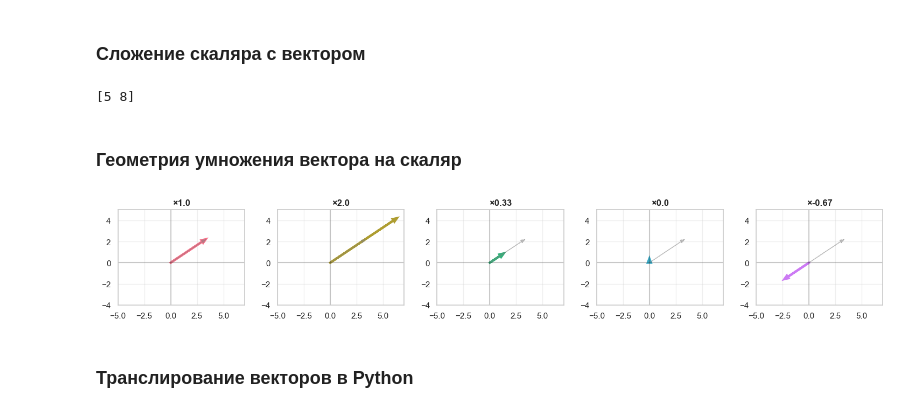
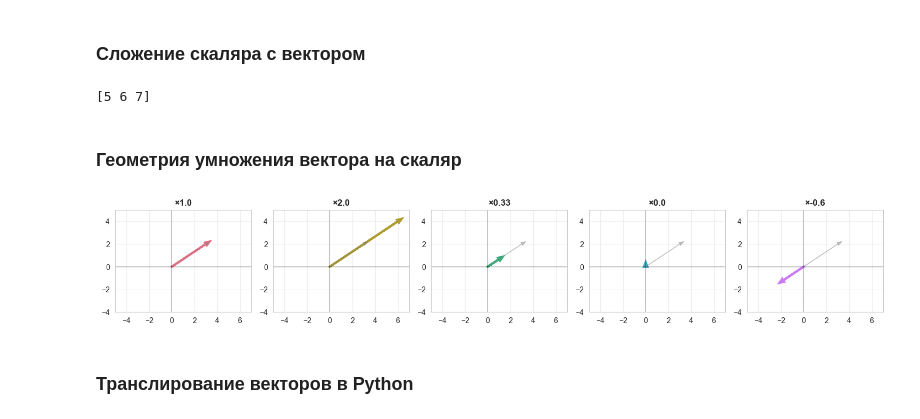
Before and after one commit to skv-analyst/study-data-analytics, a Jupyter notebook: study/01-linear-algebra/01-vectors-part-1.ipynb, the cells around one changed output. Cells and saved outputs as stored; diff of their text form; code cells hidden in the pictures.

```diff
--- a/study/01-linear-algebra/01-vectors-part-1.ipynb
+++ b/study/01-linear-algebra/01-vectors-part-1.ipynb
@@ -53,49 +56,49 @@ print(a*s, b*s, sep='\n')
 ### Сложение скаляра с вектором
 # %%
 s = 2
-v = np.array([3,6])
+v = np.array([3,4,5])
 print(s+v)
 # %% [output]
-[5 8]
+[5 6 7]
 # %% [markdown]
 ### Геометрия умножения вектора на скаляр
 # %%
 # Создаем векторы
 v = np.array([3, 2])
-scalars = [1.0, 2.0, 0.33, 0.0, -0.67]
+scalars = [1.0, 2.0, 0.33, 0.0, -0.6]
 colors = sns.color_palette("husl", 5)
 
 # Рисуем
 fig, axes = plt.subplots(1, 5, figsize=(15, 3))
 
 for i, (s, color) in enumerate(zip(scalars, colors)):
     ax = axes[i]
     v_scaled = v * s
 
     # Вектор
     ax.arrow(0, 0, v_scaled[0], v_scaled[1],
              head_width=0.3, head_length=0.4,
              fc=color, ec=color, linewidth=3)
 
     # Исходный вектор (пунктир)
     ax.arrow(0, 0, v[0], v[1],
              head_width=0.3, head_length=0.4,
              fc='gray', ec='gray', linestyle='--', alpha=0.5)
 
     # Настройки
     ax.set_xlim(-5, 7)
     ax.set_ylim(-4, 5)
     ax.axhline(0, color='k', alpha=0.2)
     ax.axvline(0, color='k', alpha=0.2)
     ax.set_aspect('equal')
     ax.set_title(f'×{s}', fontweight='bold')
     ax.grid(True, alpha=0.3)
 
 # plt.suptitle('Умножение вектора на скаляр', fontsize=14, fontweight='bold', y=1.05)
 plt.tight_layout()
 plt.show()
 # %% [output]
-[figure, old version]
+[figure, new version]
 # %% [markdown]
 ### Транслирование векторов в Python
 # %%
```
Also changed, not shown: parts of 5 cells of this notebook, 1 other file.
